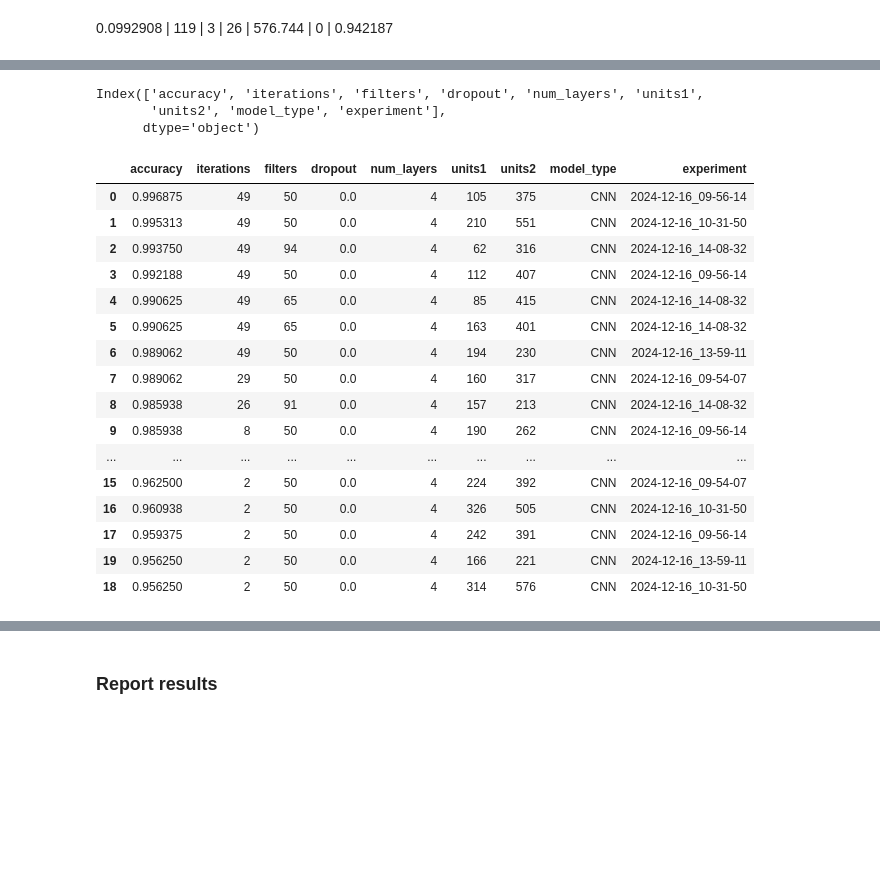
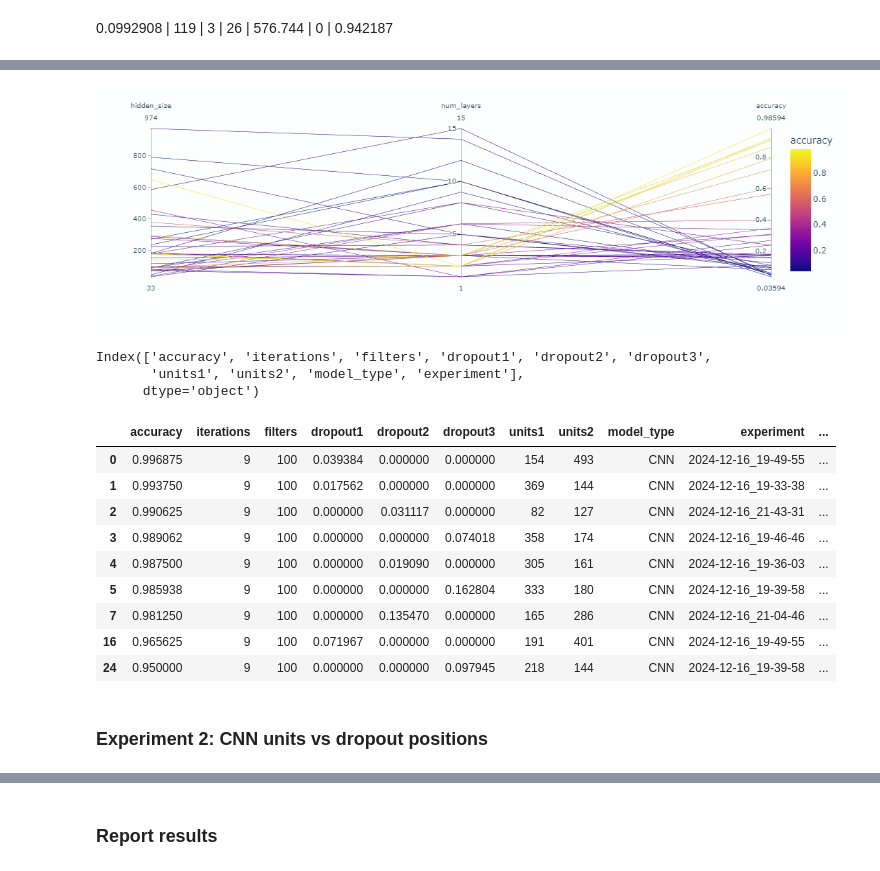
Before and after one commit to FP-byte/MADS-MachineLearning-FP, a Jupyter notebook: src/03_ray_report.ipynb, the cells around one changed output, grey strips where cells are left out. Saved outputs shown, nothing was run; the diff lists cells and outputs as text; code cells hidden in the pictures; blank space fills up the shorter version.

Commit message:
visualizations added

```diff
--- a/src/03_ray_report.ipynb
+++ b/src/03_ray_report.ipynb
@@ -20,6 +20,15 @@ ray.init(ignore_reinit_error=True)
 import pandas as pd
 results_df_CNN = pd.DataFrame()
 results_df_LSTM = pd.DataFrame()
+# %%
+def get_dropout_position(row):
+    if row['dropout1'] > 0:
+        return "After convolution"
+    elif row['dropout2'] > 0:
+        return "Before the pooling"
+    elif row['dropout3'] > 0:
+        return "In dense layer"
+    return None  # In case all dropouts are zero
 # %%
 from pathlib import Path
 tune_dir = Path("models/ray").resolve()
@@ -55,7 +67,7 @@ for logs in tunelogs:
     if 'config/filters' in df.columns:
         print('cnn', Path(logs).name)
 
-        df = df[['Accuracy','iterations', 'config/filters', 'config/dropout', 'config/num_layers',
+        df = df[['Accuracy','iterations', 'config/filters', 'config/dropout1','config/dropout2', 'config/dropout3',
                'config/units1', 'config/units2',
                'config/model_type']]
 
@@ -65,7 +77,11 @@ for logs in tunelogs:
 
     elif 'config/hidden_size' in df.columns:
         print('lstm', Path(logs).name)
-        df = df[['Accuracy','iterations', 'config/hidden_size', 'config/dropout', 'config/num_layers','config/model_type']]
+        if 'config/units1' in df.columns:
+            print('units')
+            df = df[['Accuracy','iterations', 'config/hidden_size', 'config/dropout', 'config/num_layers', 'config/units1', 'config/units2','config/model_type']]
+        else:
+            df = df[['Accuracy','iterations', 'config/hidden_size', 'config/dropout', 'config/num_layers','config/model_type']]
         df.sort_values('Accuracy', inplace=True, ascending=False)
         df['experiment'] = Path(logs).name.replace('train_', "")
         results_df_LSTM = pd.concat([results_df_LSTM, df])
@@ -85,33 +161,39 @@ lstm train_2024-12-16_14-26-44
+# %%
+import plotly.express as px
+select = [ "hidden_size", "num_layers", "accuracy",]
+p = results_df_LSTM[select].reset_index(drop=True).dropna()
+
+px.parallel_coordinates(p, color="accuracy")
+# %% [output]
+[figure, added]
 # %%
-results_df_CNN.columns = ['accuracy', 'iterations', 'filters', 'dropout',
-        'num_layers', 'units1', 'units2',
+results_df_CNN.columns = ['accuracy', 'iterations', 'filters', 'dropout1', 'dropout2', 'dropout3', 'units1', 'units2',
         'model_type', 'experiment']
 results_df_CNN.sort_values(by = ['accuracy', 'iterations'], inplace=True, ascending=False)
 results_df_CNN.reset_index(inplace=True, drop=True)
 results_df_CNN.columns
 # %% [output]
-Index(['accuracy', 'iterations', 'filters', 'dropout', 'num_layers', 'units1',
-       'units2', 'model_type', 'experiment'],
+Index(['accuracy', 'iterations', 'filters', 'dropout1', 'dropout2', 'dropout3',
+       'units1', 'units2', 'model_type', 'experiment'],
       dtype='object')
+# %%
+results_df_CNN['dropout_position'] = results_df_CNN.apply(get_dropout_position, axis=1)
 # %%
-results_df_CNN.sort_values(by = ['accuracy', 'iterations', 'experiment',  'filters', 'experiment'], inplace=True, ascending=False)
+results_df_CNN.sort_values(by = ['iterations','accuracy', 'experiment',  'filters', 'experiment'], inplace=True, ascending=False)
 ##results_df.reset_index(inplace=True, drop=True)
-results_df_CNN.head(20)
+results_df_CNN['total_units'] = results_df_CNN['units1']+results_df_CNN['units1']
+data_cnn = results_df_CNN[results_df_CNN['iterations']==9]
+data_cnn
 # %% [output]
-|  | accuracy | iterations | filters | dropout | num_layers | units1 | units2 | model_type | experiment |
-| 0 | 0.996875 | 49 | 50 | 0.0 | 4 | 105 | 375 | CNN | 2024-12-16_09-56-14 |
-| 1 | 0.995313 | 49 | 50 | 0.0 | 4 | 210 | 551 | CNN | 2024-12-16_10-31-50 |
-| 2 | 0.993750 | 49 | 94 | 0.0 | 4 | 62 | 316 | CNN | 2024-12-16_14-08-32 |
-| 3 | 0.992188 | 49 | 50 | 0.0 | 4 | 112 | 407 | CNN | 2024-12-16_09-56-14 |
-| 4 | 0.990625 | 49 | 65 | 0.0 | 4 | 85 | 415 | CNN | 2024-12-16_14-08-32 |
-| 5 | 0.990625 | 49 | 65 | 0.0 | 4 | 163 | 401 | CNN | 2024-12-16_14-08-32 |
-| 6 | 0.989062 | 49 | 50 | 0.0 | 4 | 194 | 230 | CNN | 2024-12-16_13-59-11 |
-| 7 | 0.989062 | 29 | 50 | 0.0 | 4 | 160 | 317 | CNN | 2024-12-16_09-54-07 |
-| 8 | 0.985938 | 26 | 91 | 0.0 | 4 | 157 | 213 | CNN | 2024-12-16_14-08-32 |
-| 9 | 0.985938 | 8 | 50 | 0.0 | 4 | 190 | 262 | CNN | 2024-12-16_09-56-14 |
-| ... | ... | ... | ... | ... | ... | ... | ... | ... | ... |
-| 15 | 0.962500 | 2 | 50 | 0.0 | 4 | 224 | 392 | CNN | 2024-12-16_09-54-07 |
-| 16 | 0.960938 | 2 | 50 | 0.0 | 4 | 326 | 505 | CNN | 2024-12-16_10-31-50 |
-| 17 | 0.959375 | 2 | 50 | 0.0 | 4 | 242 | 391 | CNN | 2024-12-16_09-56-14 |
-| 19 | 0.956250 | 2 | 50 | 0.0 | 4 | 166 | 221 | CNN | 2024-12-16_13-59-11 |
-| 18 | 0.956250 | 2 | 50 | 0.0 | 4 | 314 | 576 | CNN | 2024-12-16_10-31-50 |
+|  | accuracy | iterations | filters | dropout1 | dropout2 | dropout3 | units1 | units2 | model_type | experiment | ... |
+| 0 | 0.996875 | 9 | 100 | 0.039384 | 0.000000 | 0.000000 | 154 | 493 | CNN | 2024-12-16_19-49-55 | ... |
+| 1 | 0.993750 | 9 | 100 | 0.017562 | 0.000000 | 0.000000 | 369 | 144 | CNN | 2024-12-16_19-33-38 | ... |
+| 2 | 0.990625 | 9 | 100 | 0.000000 | 0.031117 | 0.000000 | 82 | 127 | CNN | 2024-12-16_21-43-31 | ... |
+| 3 | 0.989062 | 9 | 100 | 0.000000 | 0.000000 | 0.074018 | 358 | 174 | CNN | 2024-12-16_19-46-46 | ... |
+| 4 | 0.987500 | 9 | 100 | 0.000000 | 0.019090 | 0.000000 | 305 | 161 | CNN | 2024-12-16_19-36-03 | ... |
+| 5 | 0.985938 | 9 | 100 | 0.000000 | 0.000000 | 0.162804 | 333 | 180 | CNN | 2024-12-16_19-39-58 | ... |
+| 7 | 0.981250 | 9 | 100 | 0.000000 | 0.135470 | 0.000000 | 165 | 286 | CNN | 2024-12-16_21-04-46 | ... |
+| 16 | 0.965625 | 9 | 100 | 0.071967 | 0.000000 | 0.000000 | 191 | 401 | CNN | 2024-12-16_19-49-55 | ... |
+| 24 | 0.950000 | 9 | 100 | 0.000000 | 0.000000 | 0.097945 | 218 | 144 | CNN | 2024-12-16_19-39-58 | ... |
+# %% [markdown]
+### Experiment 2: CNN units vs dropout positions
```
Also changed, not shown: parts of 26 cells of this notebook, 13 other files.
